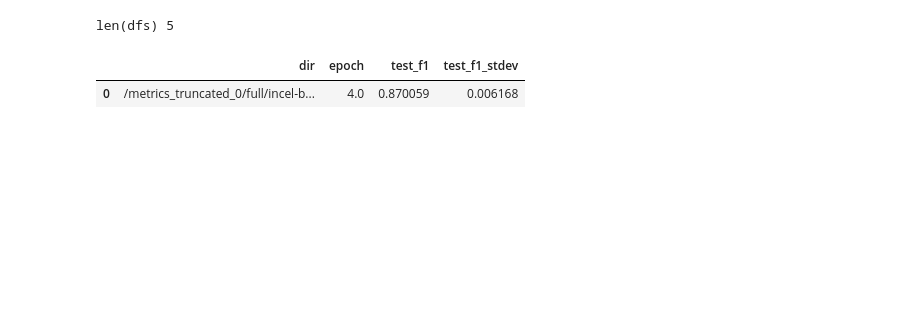
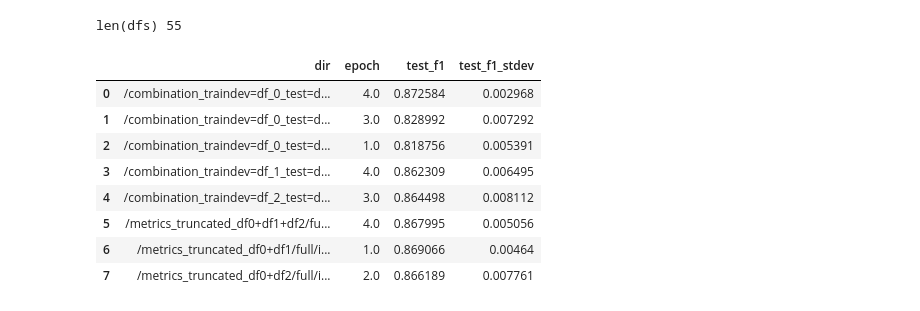
Before and after one commit to paolo-gajo/incel-thesis, a Jupyter notebook: tools/2023-10-06_plot_metrics.ipynb, the cells around one changed output. Drawn from its saved outputs; the diff is of its cells as text; code cells hidden in the pictures; blank space fills up the shorter version.

Commit message:
ecir done

```diff
--- a/tools/2023-10-06_plot_metrics.ipynb
+++ b/tools/2023-10-06_plot_metrics.ipynb
@@ -2,9 +2,10 @@
 # main_folder = '/home/pgajo/working/incels/ECIR/results/ECIR_substitution_fixed_testing'
 # main_folder = '/home/pgajo/working/incels/ECIR/results/ECIR_substitution_fixed_training'
 # main_folder = '/home/pgajo/working/incels/ECIR/results/ECIR_union_fixed_training'
-main_folder = '/home/pgajo/working/incels/ECIR/results_ECIR_fix/ECIR_substitution_fixed_testing'
+# main_folder = '/home/pgajo/working/incels/ECIR/results_ECIR_fix/ECIR_substitution_fixed_testing'
 # main_folder = '/home/pgajo/working/incels/ECIR/results_ECIR_fix/ECIR_substitution_fixed_training'
 # main_folder = '/home/pgajo/working/incels/ECIR/results_ECIR_fix/ECIR_union_fixed_training'
+main_folder = '/home/pgajo/working/incels/ECIR/results_fixed'
 
 padding_right_modifier = 10
 padding_left_modifier = 8
@@ -46,32 +47,41 @@ for df in dfs:
     df['dir'] = df['dir'].str.replace('/home/pgajo/working/incels/ECIR/results_ECIR_fix/ECIR_substitution_fixed_testing', '')
     df['dir'] = df['dir'].str.replace('/home/pgajo/working/incels/ECIR/results_ECIR_fix/ECIR_substitution_fixed_training', '')
     df['dir'] = df['dir'].str.replace('/home/pgajo/working/incels/ECIR/results_ECIR_fix/ECIR_union_fixed_training', '')
+    df['dir'] = df['dir'].str.replace('/home/pgajo/working/incels/ECIR/results_fixed', '')
+
 print('len(dfs)', len(dfs))
 import os
 import pandas as pd
 
 # Step 1: Concatenate all individual dataframes into one
 concatenated_df = pd.concat(dfs, ignore_index=True)
 # Step 2: Group by 'dir' and 'epoch', then compute the average 'test_f1' for each group
 grouped_df = concatenated_df.groupby(['dir', 'epoch'])['test_f1'].mean().reset_index()
 # get st.dev
 grouped_df['test_f1_stdev'] = concatenated_df.groupby(['dir', 'epoch'])['test_f1'].std().reset_index()['test_f1']
 
 # Step 3 & 4: Find the epoch with the highest average 'test_f1' for each directory
 # and create a new DataFrame to store these results
 final_results = pd.DataFrame()
 
 for dir_name, group in grouped_df.groupby('dir'):
     max_row = pd.DataFrame(group.loc[group['test_f1'].idxmax()])
     final_results = pd.concat([final_results, max_row.T])
 
 # Reset index for better readability
 final_results.reset_index(drop=True, inplace=True)
 
 # save to csv
 display(final_results)
 final_results.to_csv(os.path.join(main_folder, 'final_results.csv'), index=False)
 # %% [output]
-len(dfs) 5
+len(dfs) 55
 |  | dir | epoch | test_f1 | test_f1_stdev |
-| 0 | /metrics_truncated_0/full/incel-b... | 4.0 | 0.870059 | 0.006168 |
+| 0 | /combination_traindev=df_0_test=d... | 4.0 | 0.872584 | 0.002968 |
+| 1 | /combination_traindev=df_0_test=d... | 3.0 | 0.828992 | 0.007292 |
+| 2 | /combination_traindev=df_0_test=d... | 1.0 | 0.818756 | 0.005391 |
+| 3 | /combination_traindev=df_1_test=d... | 4.0 | 0.862309 | 0.006495 |
+| 4 | /combination_traindev=df_2_test=d... | 3.0 | 0.864498 | 0.008112 |
+| 5 | /metrics_truncated_df0+df1+df2/fu... | 4.0 | 0.867995 | 0.005056 |
+| 6 | /metrics_truncated_df0+df1/full/i... | 1.0 | 0.869066 | 0.00464 |
+| 7 | /metrics_truncated_df0+df2/full/i... | 2.0 | 0.866189 | 0.007761 |
```
Also changed, not shown: parts of 3 cells of this notebook, 11 other files.
